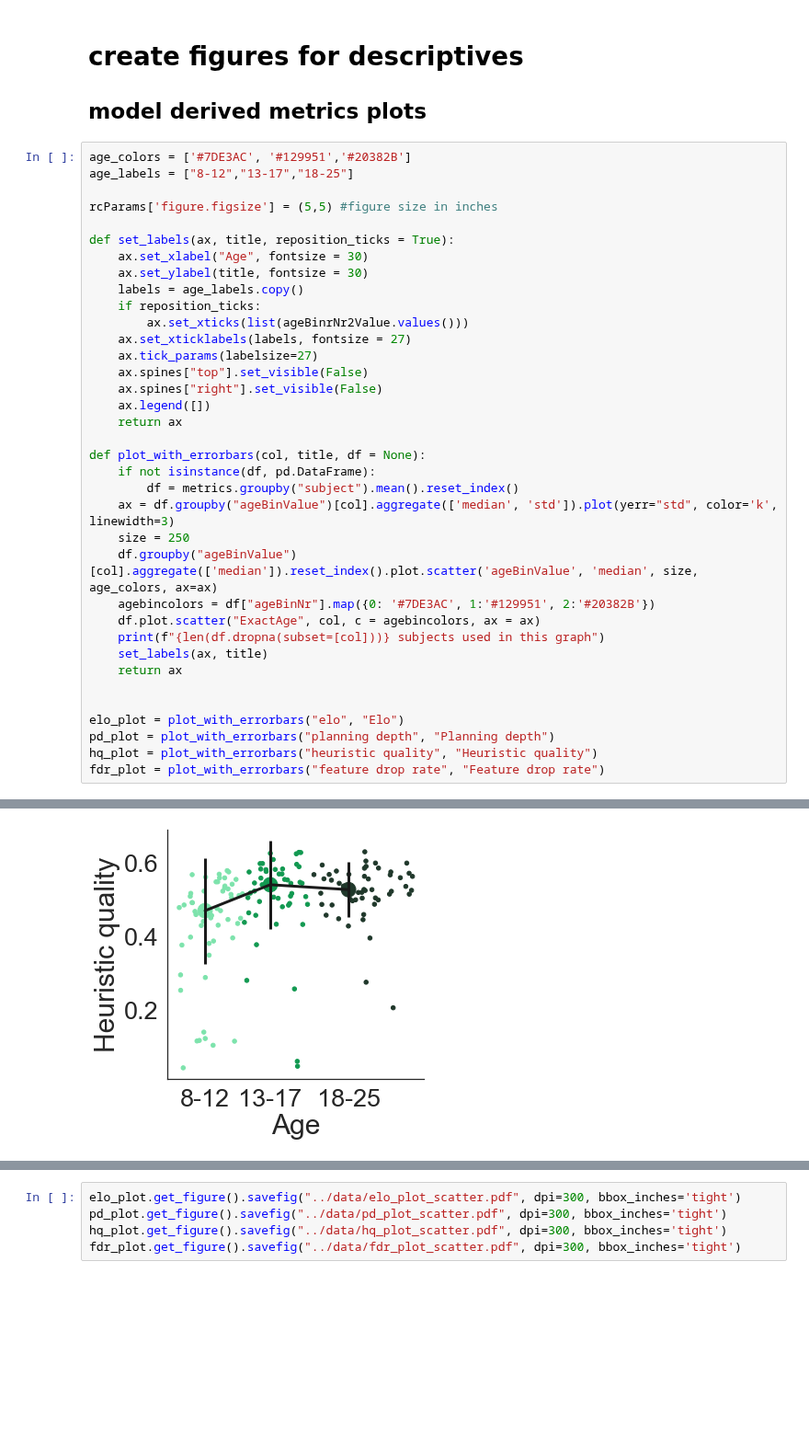
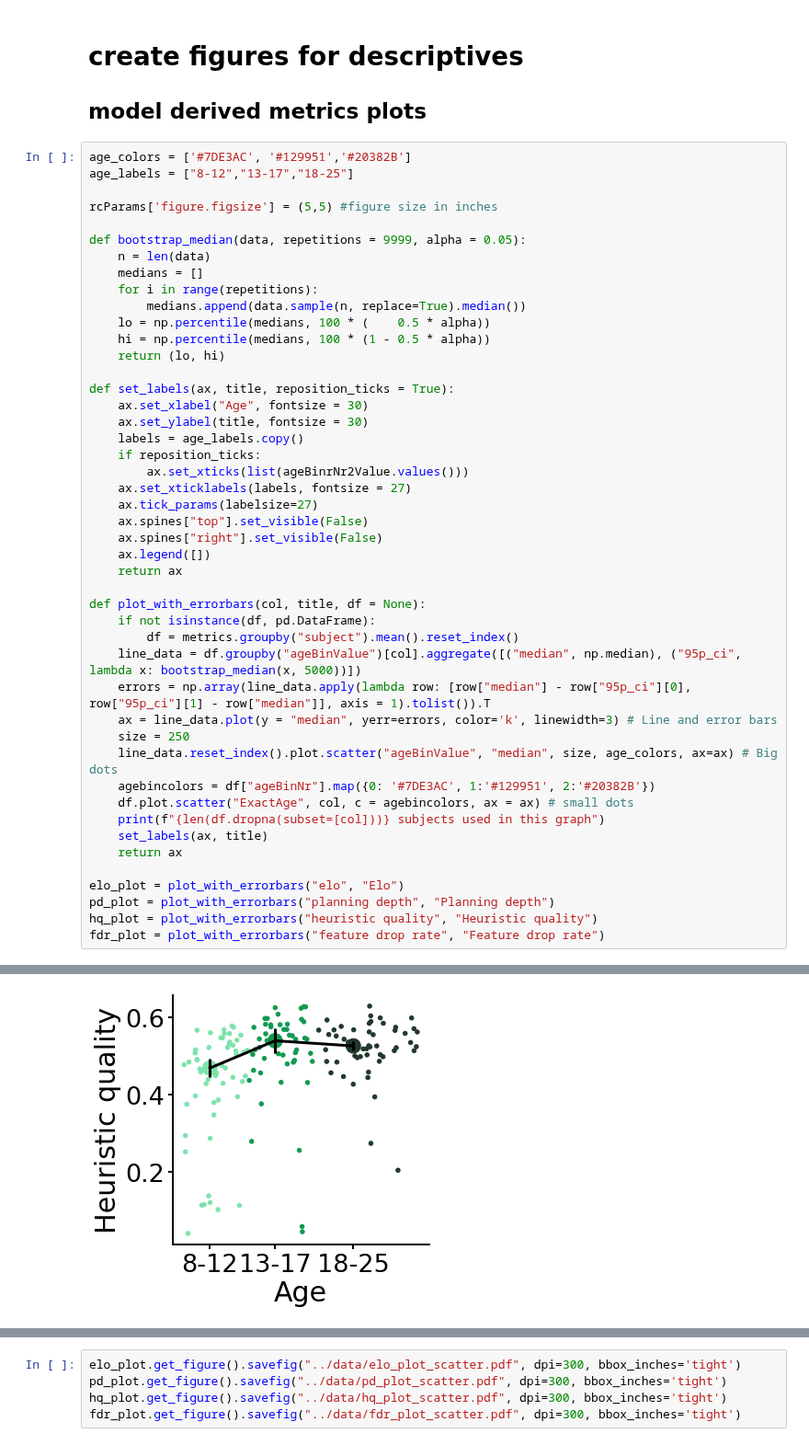
Before and after one commit to sinabolouki/fourinarow_analyses, a Jupyter notebook: Analysis notebooks/new/Age Plots.ipynb, the cells around one changed output, grey strips where cells are left out. Shown at 92% size. Cells and saved outputs as stored; diff of their text form; blank space fills up the shorter version.

Commit message:
Used medians and 95% confidence intervals in age plots instead of means and sems

```diff
--- a/Analysis notebooks/new/Age Plots.ipynb
+++ b/Analysis notebooks/new/Age Plots.ipynb
@@ -194,6 +192,15 @@ age_colors = ['#7DE3AC', '#129951','#20382B']
 age_labels = ["8-12","13-17","18-25"]
 
 rcParams['figure.figsize'] = (5,5) #figure size in inches
+
+def bootstrap_median(data, repetitions = 9999, alpha = 0.05):
+    n = len(data)
+    medians = []
+    for i in range(repetitions):
+        medians.append(data.sample(n, replace=True).median())
+    lo = np.percentile(medians, 100 * (    0.5 * alpha))
+    hi = np.percentile(medians, 100 * (1 - 0.5 * alpha))
+    return (lo, hi)
 
 def set_labels(ax, title, reposition_ticks = True):
     ax.set_xlabel("Age", fontsize = 30)
@@ -211,15 +218,16 @@ def set_labels(ax, title, reposition_ticks = True):
 def plot_with_errorbars(col, title, df = None):
     if not isinstance(df, pd.DataFrame):
         df = metrics.groupby("subject").mean().reset_index()
-    ax = df.groupby("ageBinValue")[col].aggregate(['median', 'std']).plot(yerr="std", color='k', linewidth=3)
+    line_data = df.groupby("ageBinValue")[col].aggregate([("median", np.median), ("95p_ci", lambda x: bootstrap_median(x, 5000))])
+    errors = np.array(line_data.apply(lambda row: [row["median"] - row["95p_ci"][0], row["95p_ci"][1] - row["median"]], axis = 1).tolist()).T
+    ax = line_data.plot(y = "median", yerr=errors, color='k', linewidth=3) # Line and error bars
     size = 250
-    df.groupby("ageBinValue")[col].aggregate(['median']).reset_index().plot.scatter('ageBinValue', 'median', size, age_colors, ax=ax)
+    line_data.reset_index().plot.scatter("ageBinValue", "median", size, age_colors, ax=ax) # Big dots
     agebincolors = df["ageBinNr"].map({0: '#7DE3AC', 1:'#129951', 2:'#20382B'})
-    df.plot.scatter("ExactAge", col, c = agebincolors, ax = ax)
+    df.plot.scatter("ExactAge", col, c = agebincolors, ax = ax) # small dots
     print(f"{len(df.dropna(subset=[col]))} subjects used in this graph")
     set_labels(ax, title)
     return ax
-
 
 elo_plot = plot_with_errorbars("elo", "Elo")
 pd_plot = plot_with_errorbars("planning depth", "Planning depth")
@@ -235 +243 @@ fdr_plot = plot_with_errorbars("feature drop rate", "Feature drop rate")
-[figure, old version]
+[figure, new version]
```
Also changed, not shown: parts of 21 cells of this notebook.
